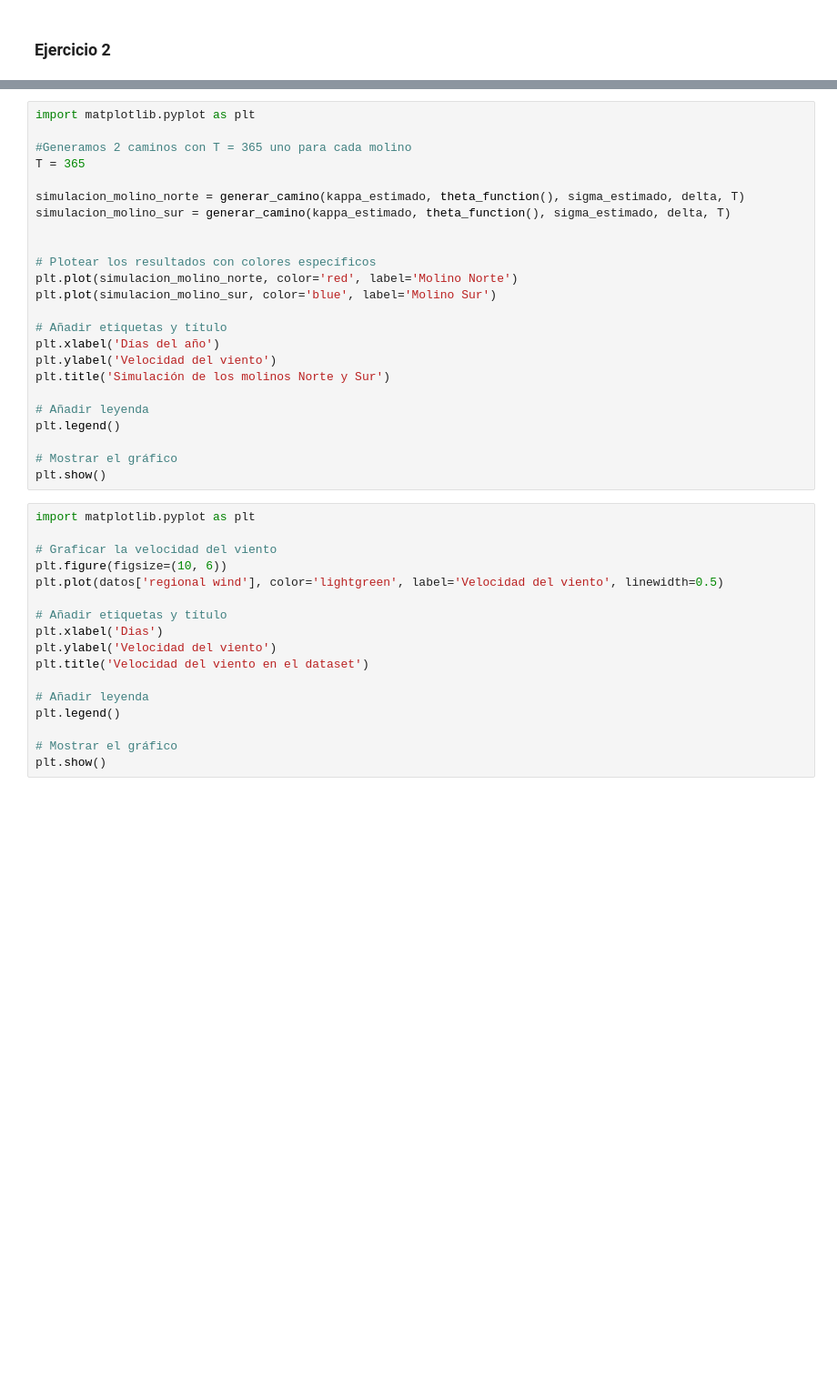
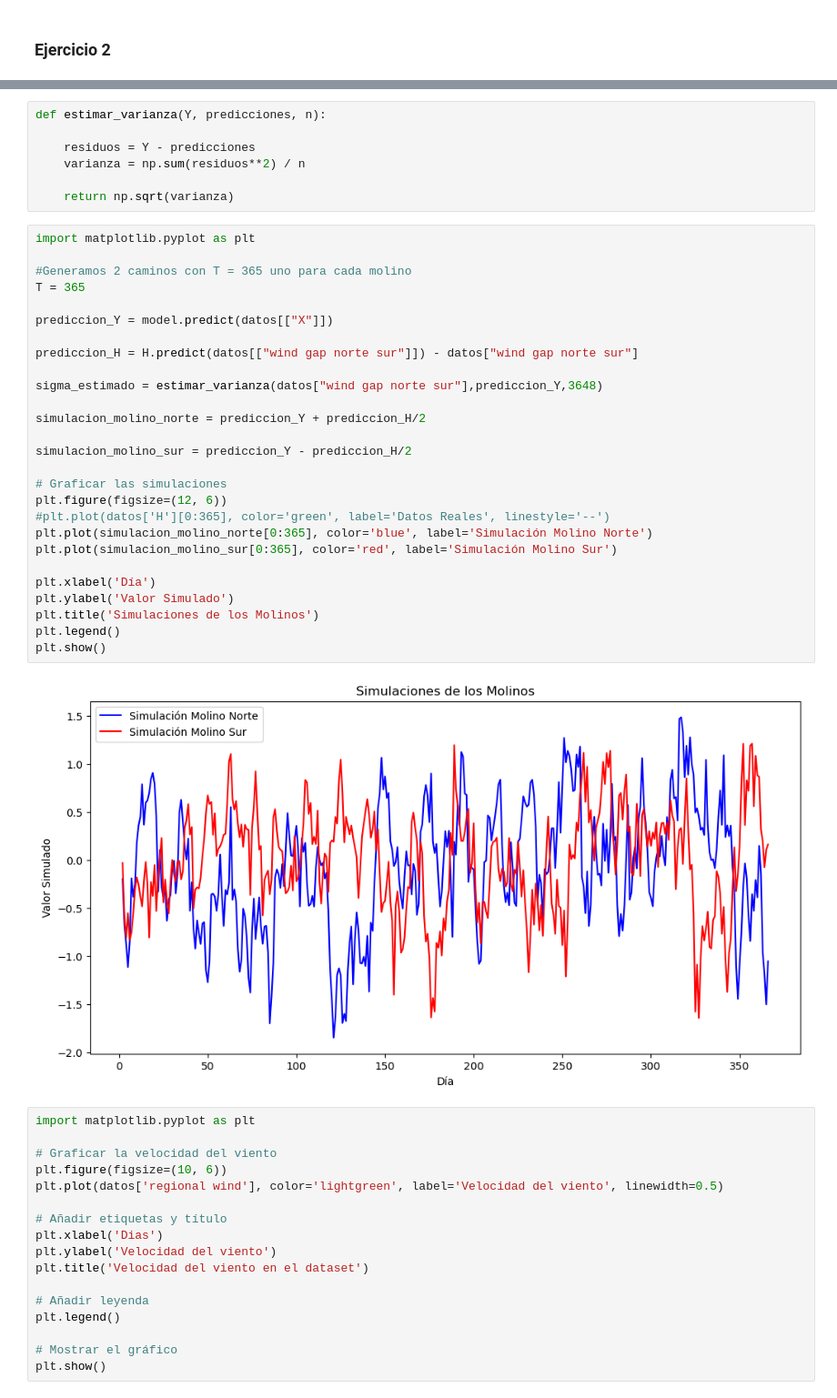
Before and after one commit to MarianoSanson/tp-viento, a Jupyter notebook: viento.ipynb, the cells around one changed output, grey strips where cells are left out. Shown: that part at 91% size. Cells and saved outputs as stored; diff of their text form; blank space fills up the shorter version.

```diff
--- a/viento.ipynb
+++ b/viento.ipynb
@@ -128,27 +179,39 @@ def theta_function(i):
+# %%
+def estimar_varianza(Y, predicciones, n):
+
+    residuos = Y - predicciones
+    varianza = np.sum(residuos**2) / n
+
+    return np.sqrt(varianza)
 # %%
 import matplotlib.pyplot as plt
 
 #Generamos 2 caminos con T = 365 uno para cada molino
 T = 365
 
-simulacion_molino_norte = generar_camino(kappa_estimado, theta_function(), sigma_estimado, delta, T)
-simulacion_molino_sur = generar_camino(kappa_estimado, theta_function(), sigma_estimado, delta, T)
+prediccion_Y = model.predict(datos[["X"]])
 
+prediccion_H = H.predict(datos[["wind gap norte sur"]]) - datos["wind gap norte sur"]
 
-# Plotear los resultados con colores específicos
-plt.plot(simulacion_molino_norte, color='red', label='Molino Norte')
-plt.plot(simulacion_molino_sur, color='blue', label='Molino Sur')
+sigma_estimado = estimar_varianza(datos["wind gap norte sur"],prediccion_Y,3648)
 
-# Añadir etiquetas y título
-plt.xlabel('Días del año')
-plt.ylabel('Velocidad del viento')
-plt.title('Simulación de los molinos Norte y Sur')
+simulacion_molino_norte = prediccion_Y + prediccion_H/2
 
-# Añadir leyenda
+simulacion_molino_sur = prediccion_Y - prediccion_H/2
+
+# Graficar las simulaciones
+plt.figure(figsize=(12, 6))
+#plt.plot(datos['H'][0:365], color='green', label='Datos Reales', linestyle='--')
+plt.plot(simulacion_molino_norte[0:365], color='blue', label='Simulación Molino Norte')
+plt.plot(simulacion_molino_sur[0:365], color='red', label='Simulación Molino Sur')
+
+plt.xlabel('Día')
+plt.ylabel('Valor Simulado')
+plt.title('Simulaciones de los Molinos')
 plt.legend()
-
-# Mostrar el gráfico
 plt.show()
+# %% [output]
+[figure, added]
 # %%
 import matplotlib.pyplot as plt
 
```
Also changed, not shown: parts of 12 cells of this notebook.
